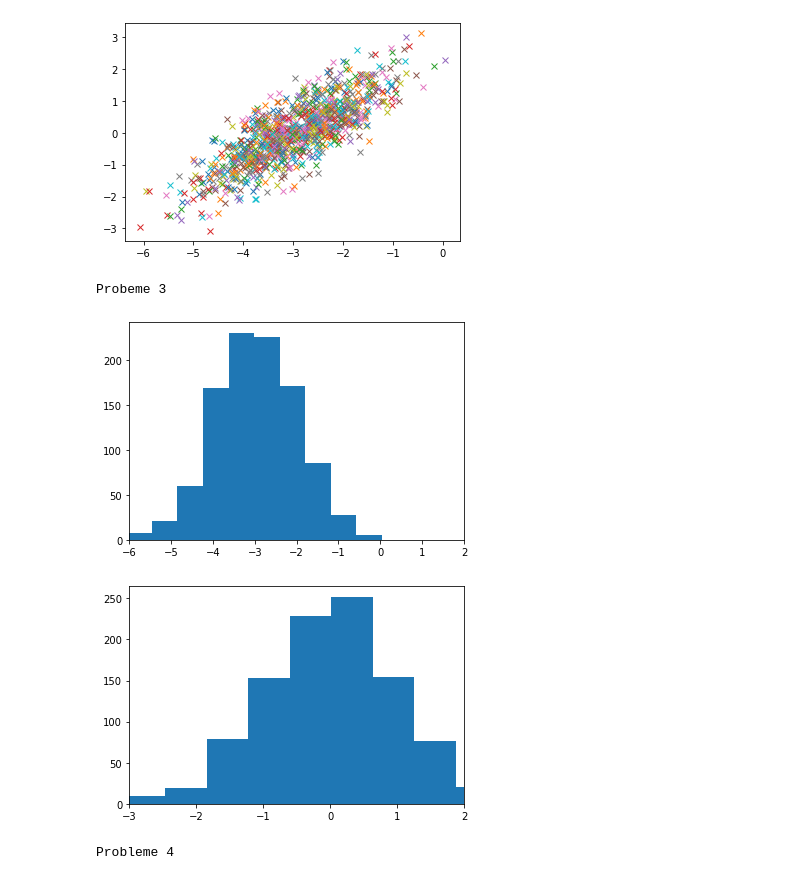
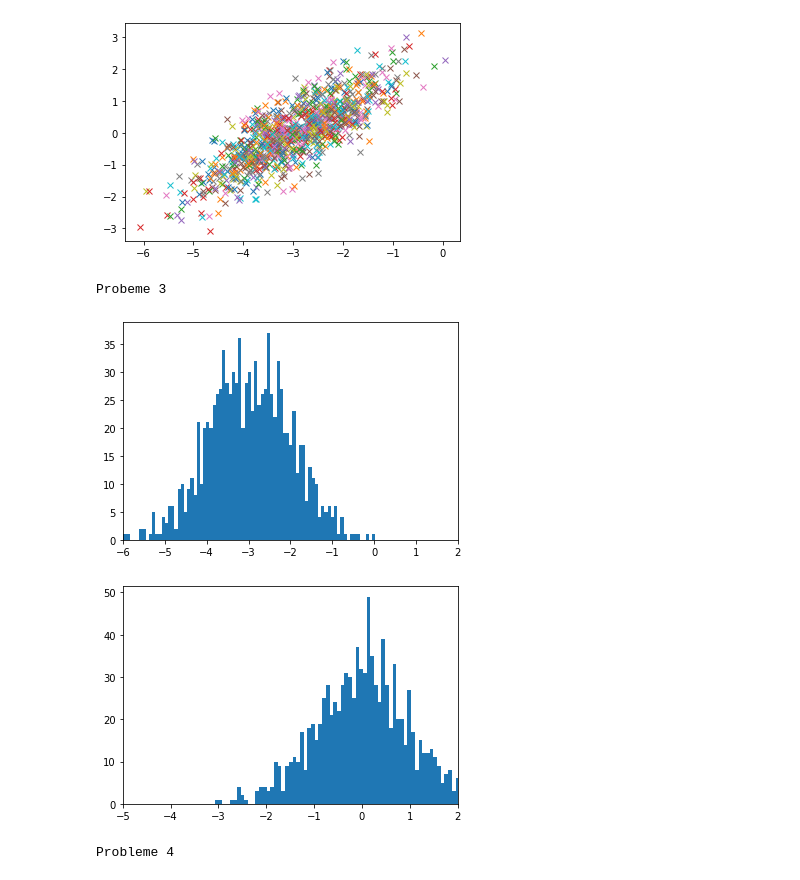
Before and after one commit to AngeMervaneJdev/ML_AI_1, a Jupyter notebook: donnesFactices.ipynb, the cells around one changed output. Drawn from its saved outputs; the diff is of its cells as text; code cells hidden in the pictures.

```diff
--- a/donnesFactices.ipynb
+++ b/donnesFactices.ipynb
@@ -19,20 +19,20 @@ Probleme 2
 [figure]
 # %%
 print("Probeme 3\n")
-counts, bins = np.histogram(x)
+counts, bins = np.histogram(x,80)
 plt.hist(bins[:-1], bins, weights=counts)
 plt.xlim(left=-6,right=2)
 plt.show()
 plt.clf()
 
-counts, bins = np.histogram(y)
-plt.xlim(left=-3,right=2)
+counts, bins = np.histogram(y,80)
+plt.xlim(left=-5,right=2)
 plt.hist(bins[:-1], bins, weights=counts)
 plt.show()
 # %% [output]
 Probeme 3
-[figure, old version]
+[figure, new version]
-[figure, old version]
+[figure, new version]
 # %%
 print("Probleme 4\n")
 cov1 = [[1.0,0.8],[0.8,1.0]]
```
Also changed, not shown: parts of 2 cells of this notebook.
